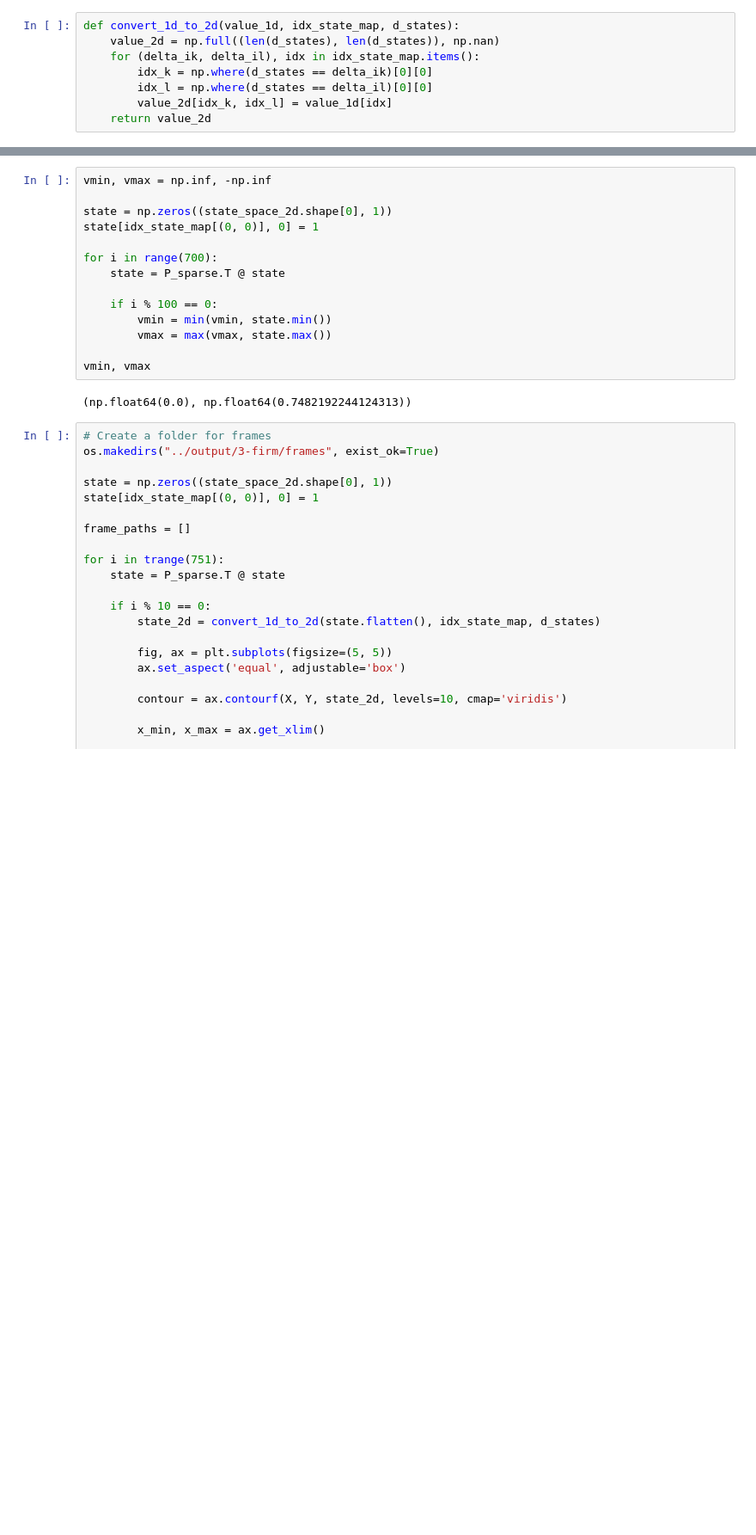
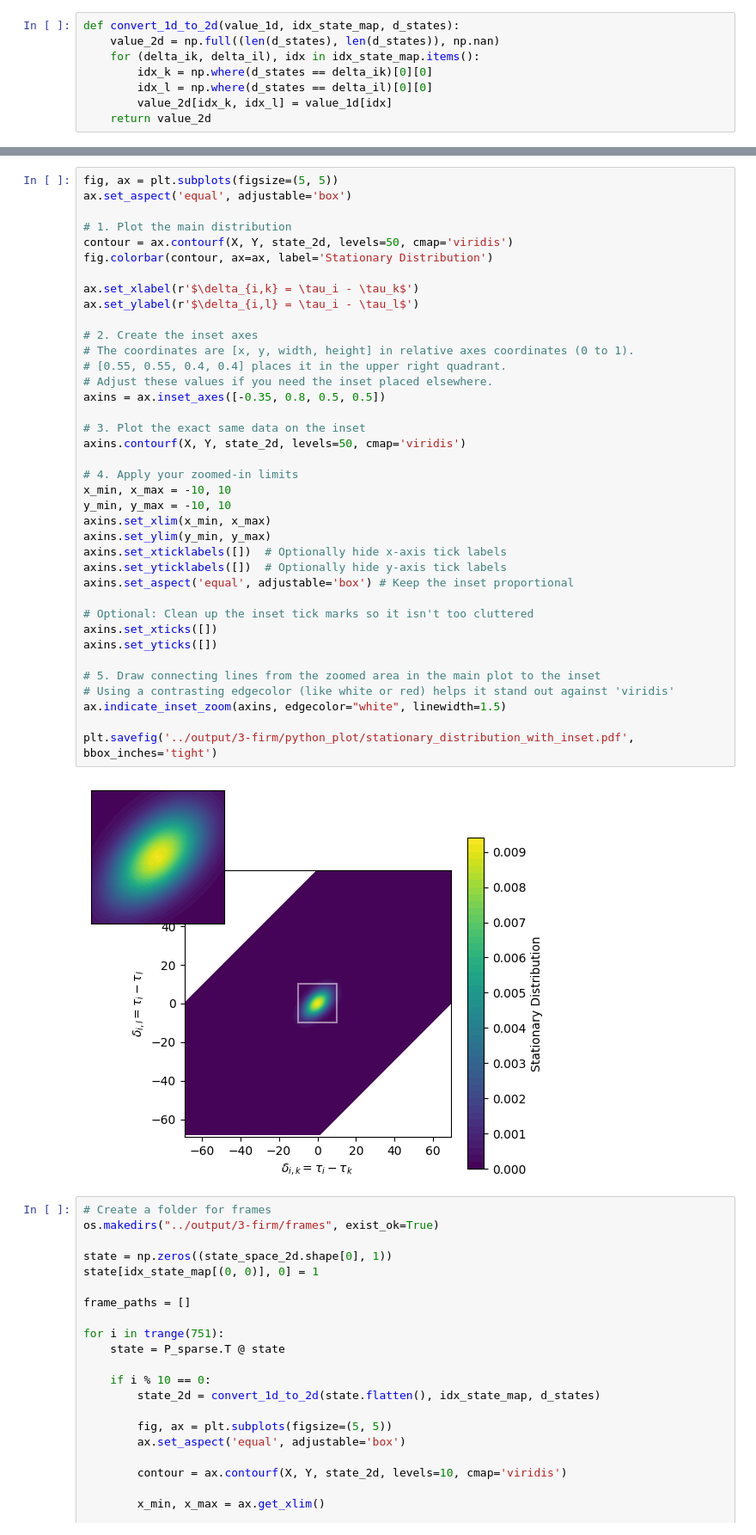
Before and after one commit to sadraheydari/SchumpeterCournotGE, a Jupyter notebook: experiments/3-firm-policy.ipynb, the cells around one changed output, grey strips where cells are left out. Shown at 86% size. Cells and saved outputs as stored; diff of their text form; blank space fills up the shorter version.

Commit message:
update the stationary distribution

```diff
--- a/experiments/3-firm-policy.ipynb
+++ b/experiments/3-firm-policy.ipynb
@@ -613,19 +629,43 @@ plt.show()
 # %%
-vmin, vmax = np.inf, -np.inf
+fig, ax = plt.subplots(figsize=(5, 5))
+ax.set_aspect('equal', adjustable='box')
 
-state = np.zeros((state_space_2d.shape[0], 1))
-state[idx_state_map[(0, 0)], 0] = 1
+# 1. Plot the main distribution
+contour = ax.contourf(X, Y, state_2d, levels=50, cmap='viridis')
+fig.colorbar(contour, ax=ax, label='Stationary Distribution')
 
-for i in range(700):
-    state = P_sparse.T @ state
+ax.set_xlabel(r'$\delta_{i,k} = \tau_i - \tau_k$')
+ax.set_ylabel(r'$\delta_{i,l} = \tau_i - \tau_l$')
 
-    if i % 100 == 0:
-        vmin = min(vmin, state.min())
-        vmax = max(vmax, state.max())
+# 2. Create the inset axes
+# The coordinates are [x, y, width, height] in relative axes coordinates (0 to 1).
+# [0.55, 0.55, 0.4, 0.4] places it in the upper right quadrant.
+# Adjust these values if you need the inset placed elsewhere.
+axins = ax.inset_axes([-0.35, 0.8, 0.5, 0.5])
 
-vmin, vmax
+# 3. Plot the exact same data on the inset
+axins.contourf(X, Y, state_2d, levels=50, cmap='viridis')
+
+# 4. Apply your zoomed-in limits
+x_min, x_max = -10, 10
+y_min, y_max = -10, 10
+axins.set_xlim(x_min, x_max)
+axins.set_ylim(y_min, y_max)
+axins.set_xticklabels([])  # Optionally hide x-axis tick labels
+axins.set_yticklabels([])  # Optionally hide y-axis tick labels
+axins.set_aspect('equal', adjustable='box') # Keep the inset proportional
+
+# Optional: Clean up the inset tick marks so it isn't too cluttered
+axins.set_xticks([])
+axins.set_yticks([])
+
+# 5. Draw connecting lines from the zoomed area in the main plot to the inset
+# Using a contrasting edgecolor (like white or red) helps it stand out against 'viridis'
+ax.indicate_inset_zoom(axins, edgecolor="white", linewidth=1.5)
+
+plt.savefig('../output/3-firm/python_plot/stationary_distribution_with_inset.pdf', bbox_inches='tight')
 # %% [output]
-(np.float64(0.0), np.float64(0.7482192244124313))
+[figure, added]
 # %%
 # Create a folder for frames
 os.makedirs("../output/3-firm/frames", exist_ok=True)
```
Also changed, not shown: parts of 11 cells of this notebook.
